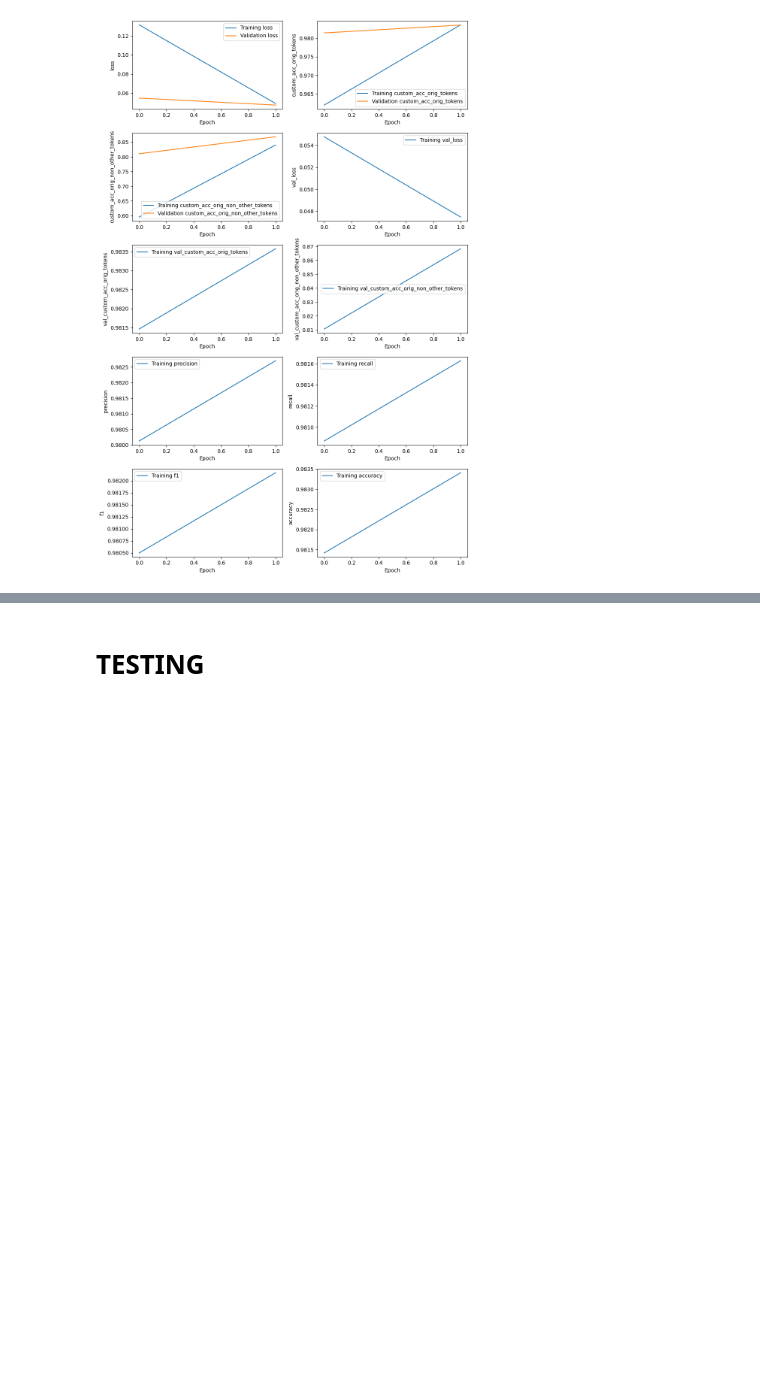
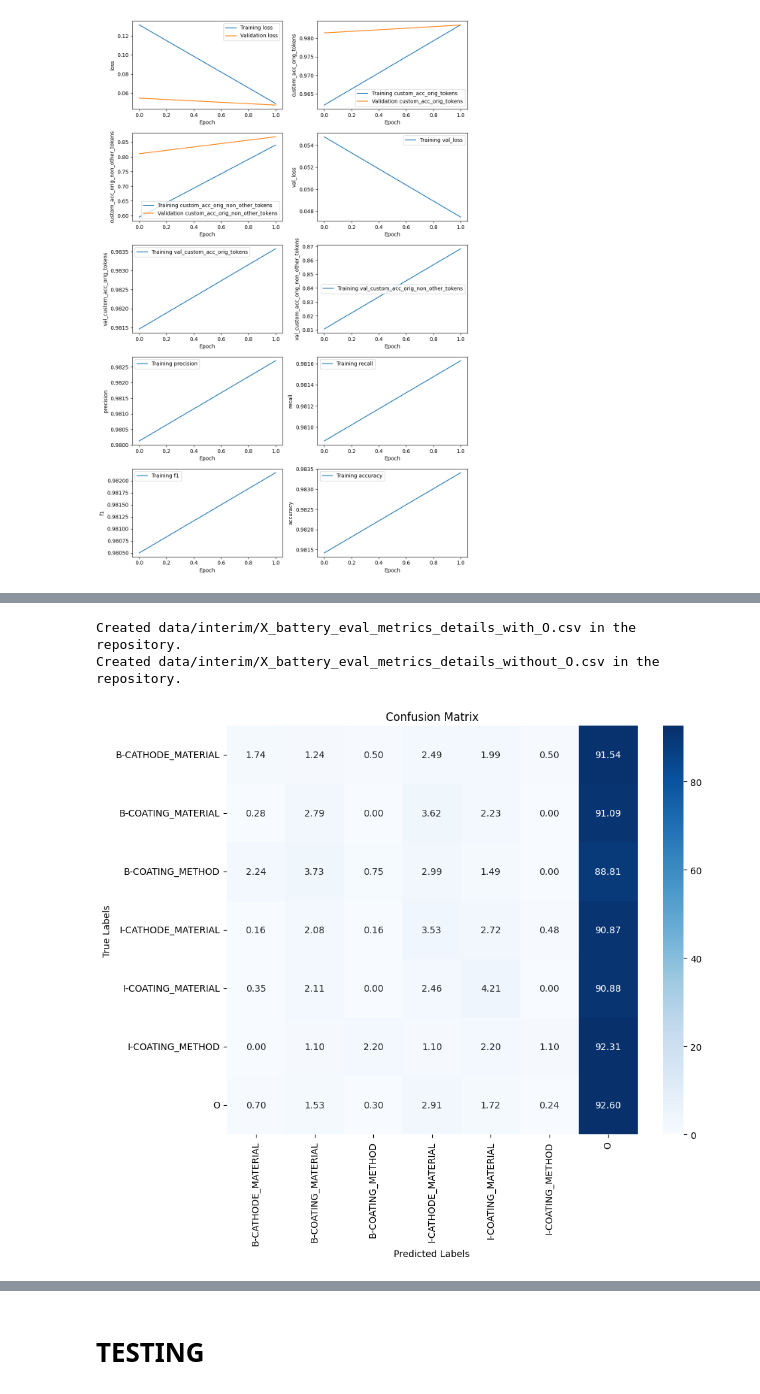
Before and after one commit to jspencermorris/chem_ner, a Jupyter notebook: notebooks/CLUB_NER.ipynb, the cells around one changed output, grey strips where cells are left out. Saved outputs shown, nothing was run; the diff lists cells and outputs as text; code cells hidden in the pictures; blank space fills up the shorter version.

```diff
--- a/notebooks/CLUB_NER.ipynb
+++ b/notebooks/CLUB_NER.ipynb
@@ -686,25 +689,28 @@ def save_predictions(model, tf_dataset, tokenizer, id2label, output_file):
     outputs = model.predict(tf_dataset)
     predictions = np.argmax(outputs, axis=-1)  # Get the predicted class for each token
 
+    # Define special tokens to exclude
+    special_tokens = {tokenizer.cls_token_id, tokenizer.sep_token_id, tokenizer.pad_token_id}
+
     # Iterate over the validation dataset and predictions together
     for batch, _ in tf_dataset:
         input_ids = batch['input_ids'].numpy()
         attention_mask = batch['attention_mask'].numpy()
         ids = batch['id'].numpy()  # Assuming 'id' is included in the batch
 
-        # Convert input_ids to tokens
-        tokens_batch = [tokenizer.convert_ids_to_tokens(ids) for ids in input_ids]
+        for j in range(input_ids.shape[0]):
+            unique_id = int(ids[j])  # Use the 'id' field from the dataset
+            input_id_list = input_ids[j]
+            tokens = tokenizer.convert_ids_to_tokens(input_id_list)
 
-        for j in range(input_ids.shape[0]):
-            unique_id = str(ids[j])  # Use the 'id' field from the dataset
-            tokens = tokens_batch[j]
-
-            # Separate special characters
+            # Filter out special tokens and handle out-of-vocabulary tokens
             new_tokens = []
-            for token in tokens:
-                if token in tokenizer.all_special_tokens:
-                    continue
-                if token.startswith('##'):
+            for token_id, token in zip(input_id_list, tokens):
+                if token_id in special_tokens:
+                    continue  # Skip special tokens
+                if token_id == tokenizer.unk_token_id:  # Handle out-of-vocabulary tokens
+                    new_tokens.append(tokenizer.unk_token)
+                elif token.startswith('##'):
                     new_tokens[-1] = new_tokens[-1] + token[2:]
                 else:
                     new_tokens.append(token)
@@ -731,7 +737,7 @@ def save_predictions(model, tf_dataset, tokenizer, id2label, output_file):
         json.dump(predictions_list, f)
 
     # Save predictions file to GitHub
-    upload_to_github(output_file, 'data/interim/')
+    #upload_to_github(output_file, 'data/interim/')
 
     return predictions_list
 
@@ -1372,9 +1389,9 @@ Baseline accuracy if always predicting 'I-CATHODE_MATERIAL': 0.3218
 # Model D (variants):  BERT
 # %%
 #CHECKPOINT = 'bert-base-cased'
-#CHECKPOINT = 'allenai/scibert_scivocab_cased'
+CHECKPOINT = 'allenai/scibert_scivocab_cased'
 #CHECKPOINT = 'SpanBERT/spanbert-base-cased'
-CHECKPOINT = 'dmis-lab/biobert-base-cased-v1.2'
+#CHECKPOINT = 'dmis-lab/biobert-base-cased-v1.2'
 # %%
 # Set global definitions
 
@@ -1520,6 +1535,7 @@ Labels 256 [-100, 0, 0, 3, -100, -100, 0, 0, 0, 0, -100, 7, 8, 8, -100, -100, 0,
 tf.keras.backend.clear_session()
 
 tf_train, tf_val, tf_eval = tf_battery_train, tf_battery_val, tf_battery_eval
+hf_val, hf_eval = battery_val, battery_eval
 
 NUM_SAMPLES = len(battery_train)
 LABEL_LIST = battery_label_list
@@ -1528,7 +1544,7 @@ ID2LABEL = battery_id2label
 LABEL2ID = battery_label2id
 
 #EVAL_DATASET = battery_eval
-MODEL_NAME = 'D01_battery'
+MODEL_NAME = 'X_battery'
 
 RETRAIN_LAYERS = list(range(12)) #[] #[11] #[8,9,10,11] #list(range(12))
 CONCAT_LAYERS = [11] #[8,9,10,11]  # list of layers to concatenate prior to FF layer
@@ -1749,14 +1755,19 @@ KeyError: 0
 # %%
 # Save the evaluation metrics
-save_metrics_details(scores_with_O, MODEL_NAME+'_with_O')
-save_metrics_details(scores_without_O, MODEL_NAME+'_without_O')
+save_metrics_details(scores_with_O, MODEL_NAME+'_eval_metrics_details_with_O')
+save_metrics_details(scores_without_O, MODEL_NAME+'_eval_metrics_details_without_O')
+# %% [output]
+Created data/interim/X_battery_eval_metrics_details_with_O.csv in the repository.
+Created data/interim/X_battery_eval_metrics_details_without_O.csv in the repository.
 # %%
 # Load the evaluation metrics
 """scores_with_O_loaded = load_metrics_details(MODEL_NAME+'_with_O')
 scores_without_O_loaded = load_metrics_details(MODEL_NAME+'_without_O')"""
 # %%
 # Generate confusion matrix
-plot_confusion_matrix(EVAL_DATASET, pred_dict, LABEL_LIST)
+plot_confusion_matrix(hf_eval, eval_pred_dict, LABEL_LIST)
+# %% [output]
+[figure, added]
 # %%
 # Inspect mismatched tokens
 """display_mismatched_tokens(EVAL_DATASET, pred_dict, N=5)"""
```
Also changed, not shown: parts of 34 cells of this notebook.
